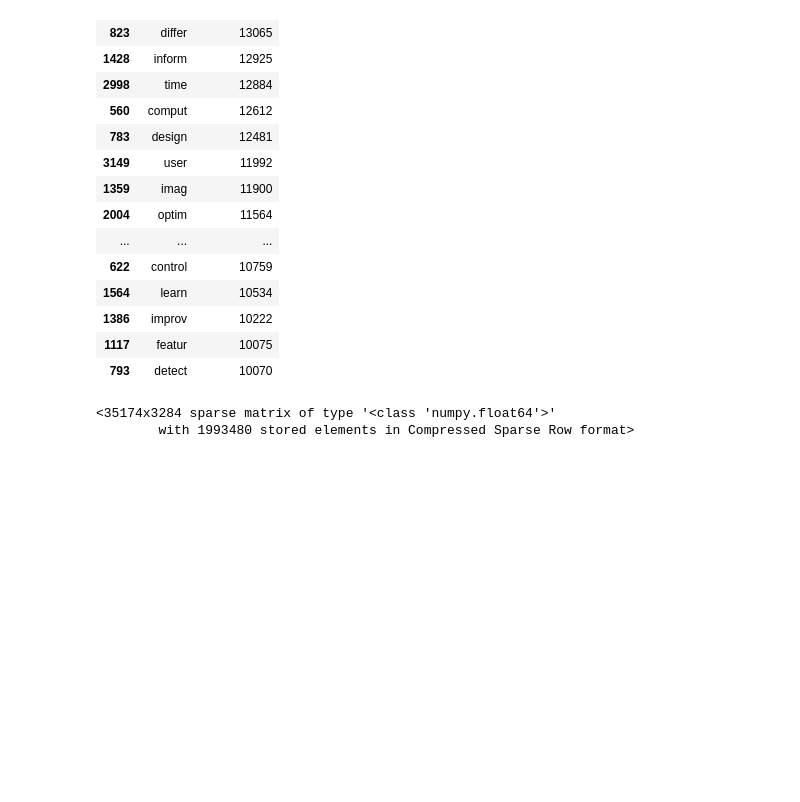
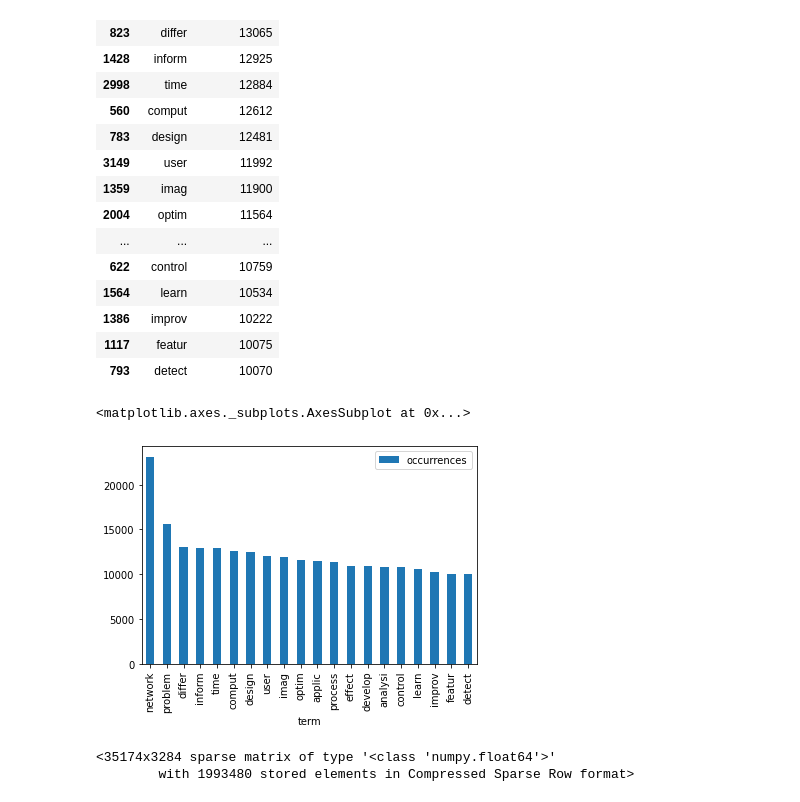
Before and after one commit to mharrisonbaker/DATA620, a Jupyter notebook: Academic_Citation_Graph_Data620final.ipynb, the cells around one changed output. Saved outputs shown, nothing was run; the diff lists cells and outputs as text; code cells hidden in the pictures; blank space fills up the shorter version.

```diff
--- a/Academic_Citation_Graph_Data620final.ipynb
+++ b/Academic_Citation_Graph_Data620final.ipynb
@@ -211,6 +207,11 @@ counts_df.sort_values(by='occurrences', ascending=False).head(20)
 | 1386 | improv | 10222 |
 | 1117 | featur | 10075 |
 | 793 | detect | 10070 |
+# %%
+counts_df.sort_values(by='occurrences', ascending=False).head(20).plot.bar(x='term')
+# %% [output]
+<matplotlib.axes._subplots.AxesSubplot at 0x...>
+[figure, added]
 # %%
 transformer = TfidfTransformer()
 transformed_weights = transformer.fit_transform(cvec_counts)
```
Also changed, not shown: parts of 10 cells of this notebook.
